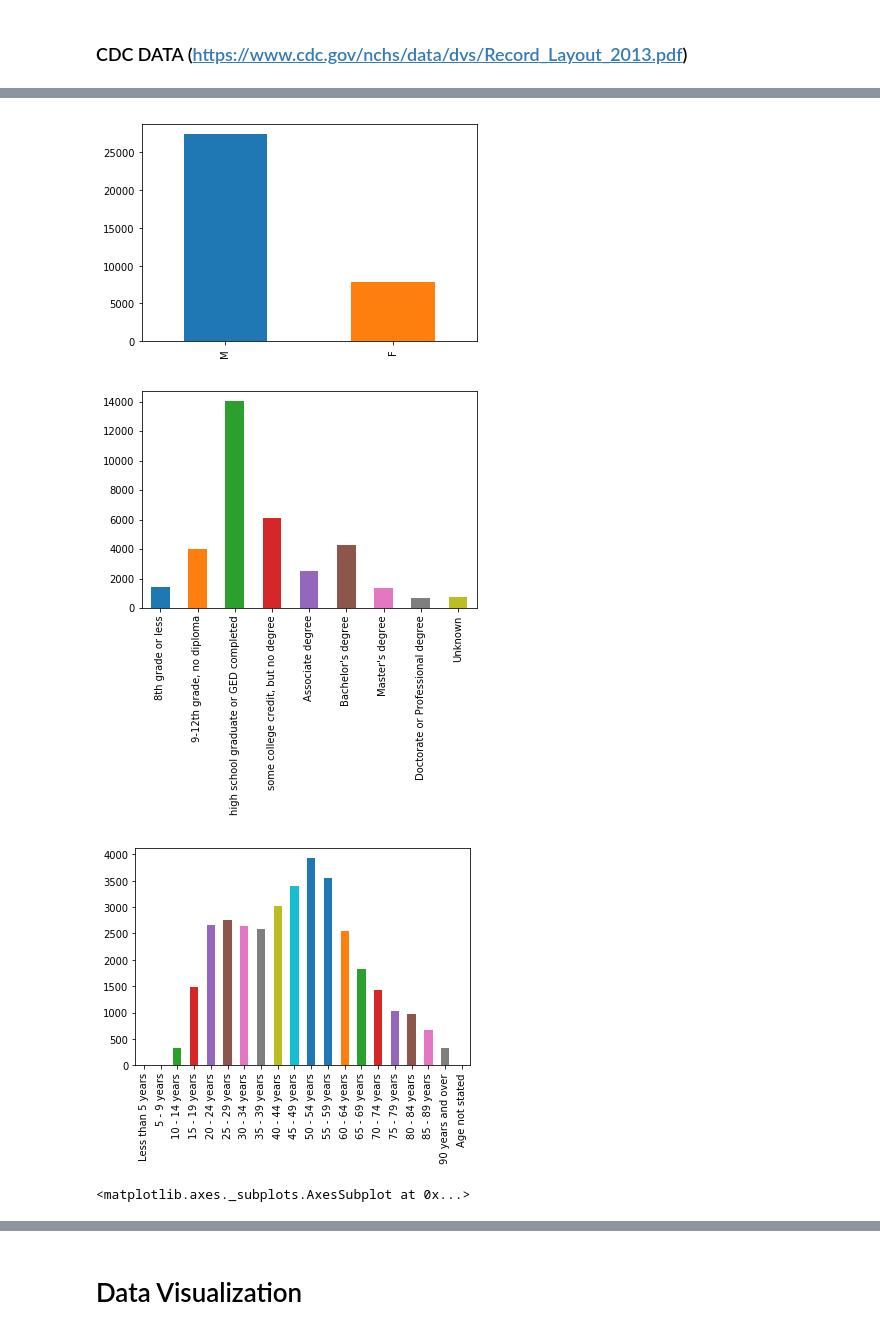
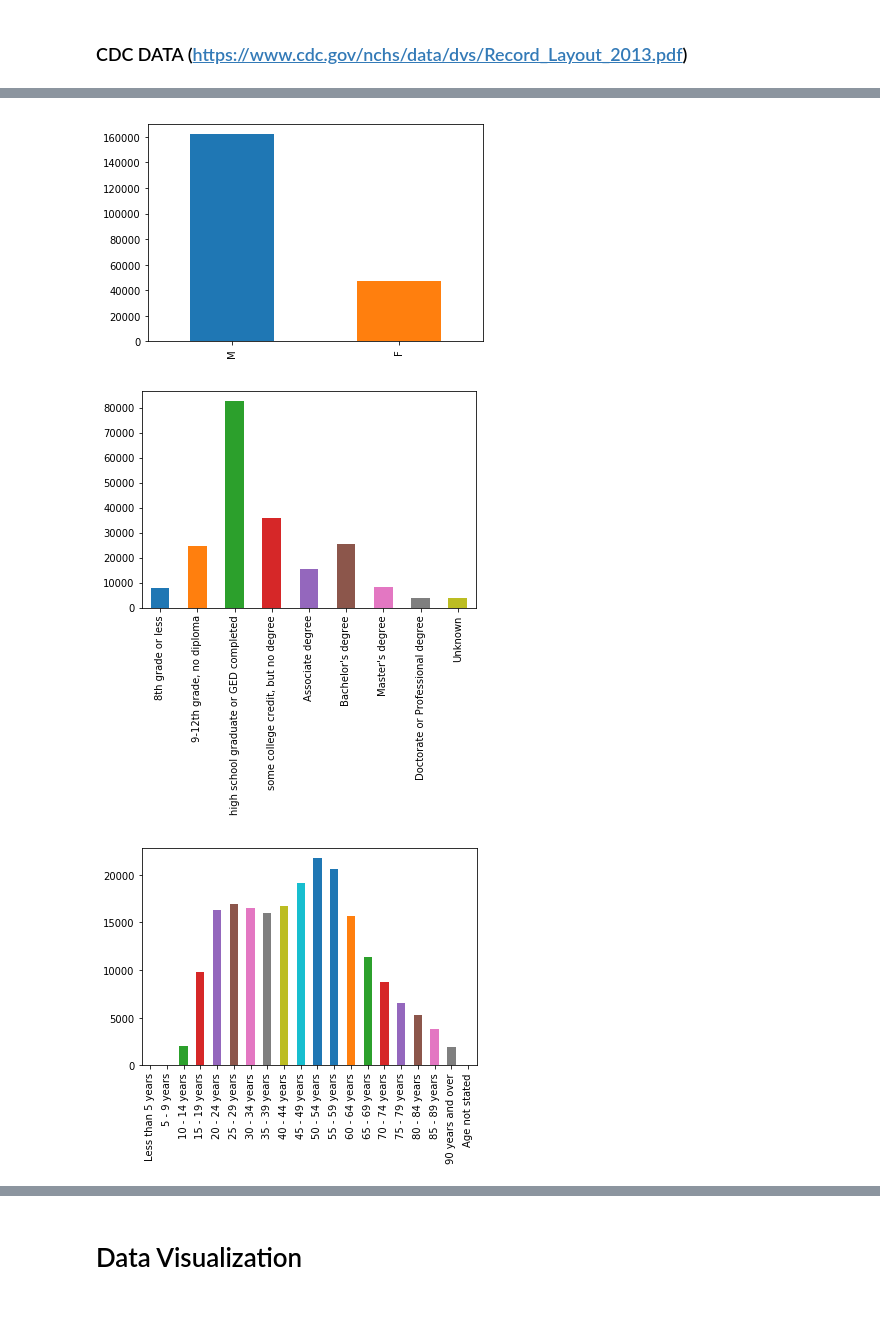
Before and after one commit to WeilunY/COGS108_Project, a Jupyter notebook: FinalProject.ipynb, the cells around one changed output, grey strips where cells are left out. Drawn from its saved outputs; the diff is of its cells as text; code cells hidden in the pictures.

```diff
--- a/FinalProject.ipynb
+++ b/FinalProject.ipynb
@@ -403,15 +444,17 @@ cdf_natural = cdf[cdf['Manner of Death'] == 'Natural']
+# %%
+# USE THIS
+cdf = pd.read_csv('MORT_13_17.csv', dtype=object)
 # %%
 # Suicide Death
+cdf[cdf['Cause'] == 'Suicide']['Sex'].value_counts().plot.bar()
 plt.show()
-cdf_suicide['Sex'].value_counts().plot.bar()
+cdf[cdf['Cause'] == 'Suicide']['Education'].value_counts().reindex(list(edu_dict.values())).plot.bar()
 plt.show()
-cdf_suicide['Education'].value_counts().reindex(list(edu_dict.values())).plot.bar()
+cdf[cdf['Cause'] == 'Suicide']['Age'].value_counts().reindex(list(age_dict.values())).plot.bar()
 plt.show()
-cdf_suicide['Age'].value_counts().reindex(list(age_dict.values())).plot.bar()
+cdf[cdf['Cause'] == 'Suicide']['Race'].value_counts().reindex(list(race_dict.values())).plot.bar()
 plt.show()
-cdf_suicide['Race'].value_counts().reindex(list(race_dict.values())).plot.bar()
 # %% [output]
-[figure, old version]
+[figure, new version]
-[figure, old version]
+[figure, new version]
-[figure, old version]
+[figure, new version]
-<matplotlib.axes._subplots.AxesSubplot at 0x...>
```
Also changed, not shown: parts of 15 cells of this notebook.
